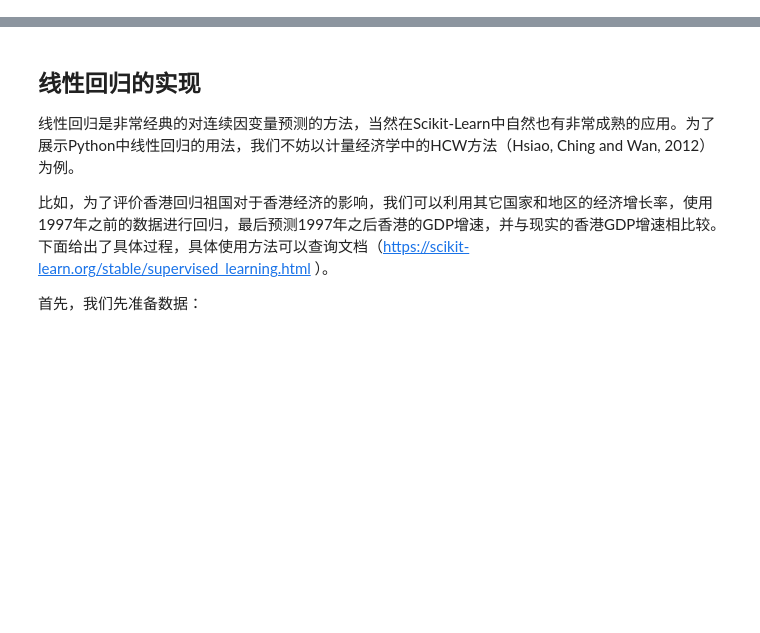
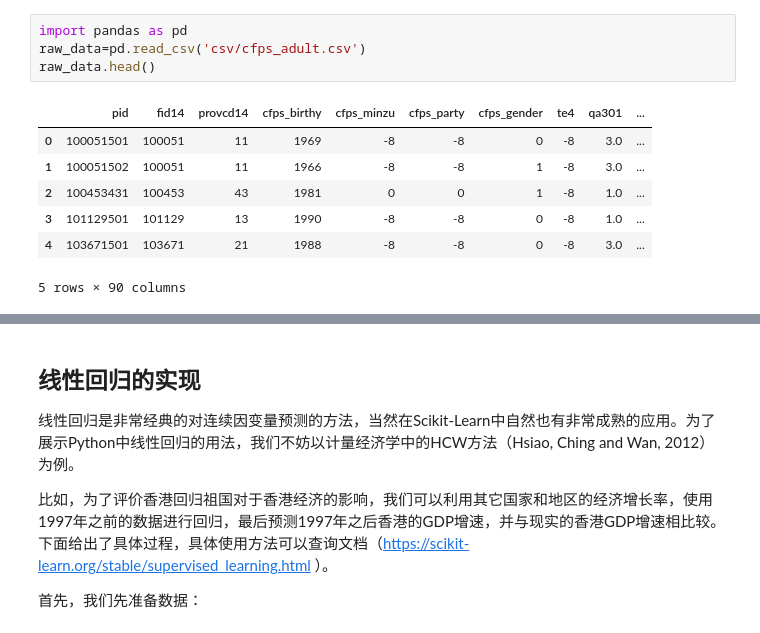
Before and after one commit to sijichun/PythonTutor, a Jupyter notebook: T28_regression_lasso.ipynb, the cells around one changed output, grey strips where cells are left out. Saved outputs shown, nothing was run; the diff lists cells and outputs as text; blank space fills up the shorter version.

```diff
--- a/T28_regression_lasso.ipynb
+++ b/T28_regression_lasso.ipynb
@@ -0,0 +53,12 @@
+# %%
+import pandas as pd
+raw_data=pd.read_csv('csv/cfps_adult.csv')
+raw_data.head()
+# %% [output]
+|  | pid | fid14 | provcd14 | cfps_birthy | cfps_minzu | cfps_party | cfps_gender | te4 | qa301 | ... |
+| 0 | 100051501 | 100051 | 11 | 1969 | -8 | -8 | 0 | -8 | 3.0 | ... |
+| 1 | 100051502 | 100051 | 11 | 1966 | -8 | -8 | 1 | -8 | 3.0 | ... |
+| 2 | 100453431 | 100453 | 43 | 1981 | 0 | 0 | 1 | -8 | 1.0 | ... |
+| 3 | 101129501 | 101129 | 13 | 1990 | -8 | -8 | 0 | -8 | 1.0 | ... |
+| 4 | 103671501 | 103671 | 21 | 1988 | -8 | -8 | 0 | -8 | 3.0 | ... |
+5 rows × 90 columns
```
Also changed, not shown: parts of 13 cells of this notebook, 1 other file.
